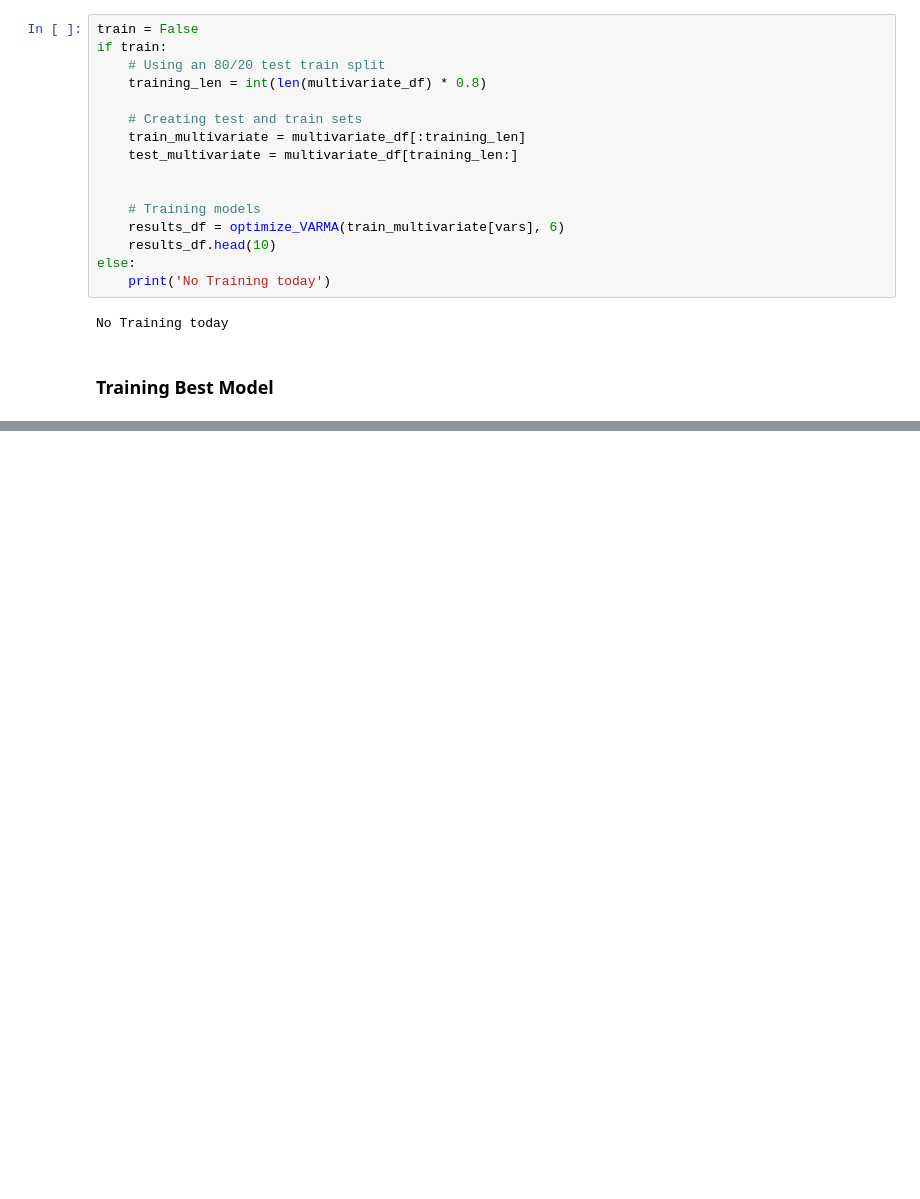
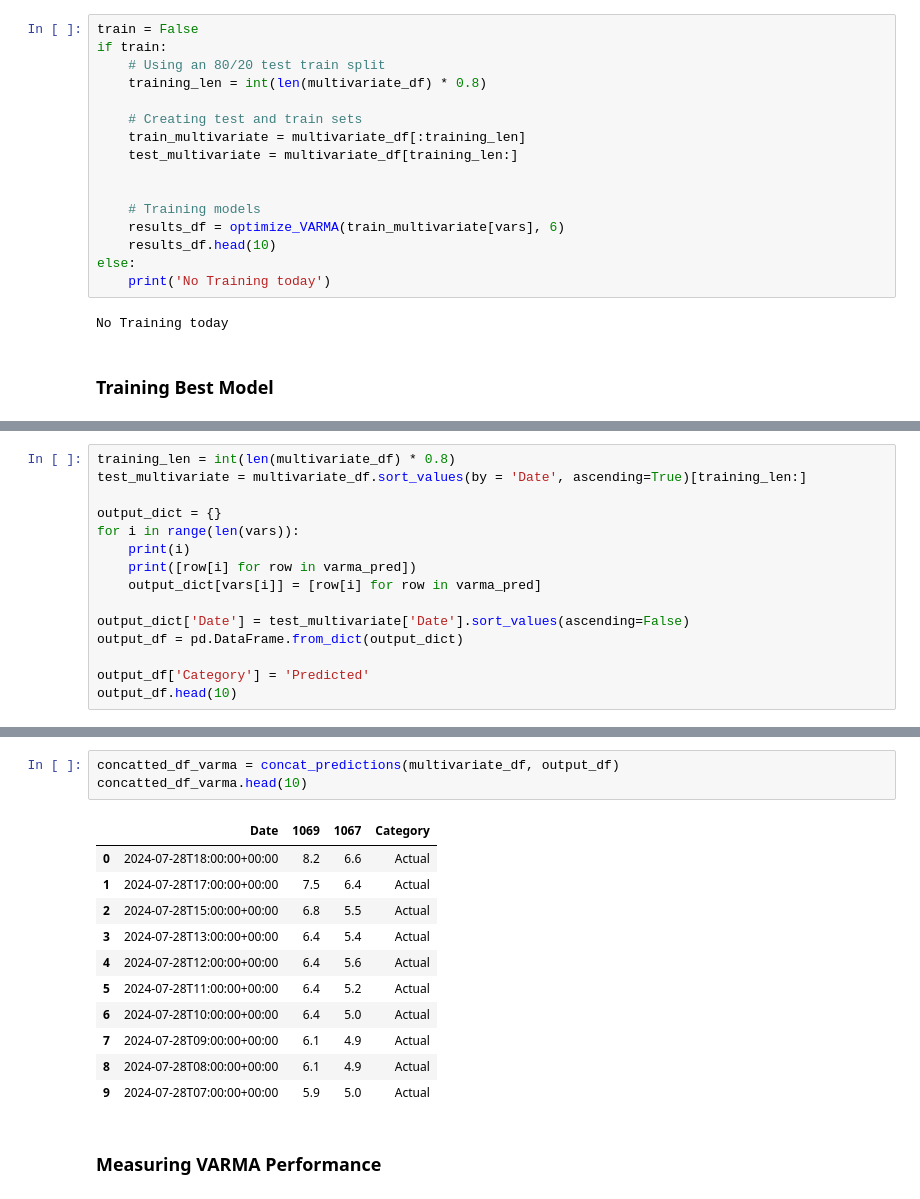
Before and after one commit to pinstripezebra/Air-Polution-Forecasting, a Jupyter notebook: aggregate_analysis.ipynb, the cells around one changed output, grey strips where cells are left out. Cells and saved outputs as stored; diff of their text form; blank space fills up the shorter version.

Commit message:
varma forecast working

```diff
--- a/aggregate_analysis.ipynb
+++ b/aggregate_analysis.ipynb
@@ -510,0 +478,15 @@ varma_pred.head(10)
+# %%
+training_len = int(len(multivariate_df) * 0.8)
+test_multivariate = multivariate_df.sort_values(by = 'Date', ascending=True)[training_len:]
+
+output_dict = {}
+for i in range(len(vars)):
+    print(i)
+    print([row[i] for row in varma_pred])
+    output_dict[vars[i]] = [row[i] for row in varma_pred]
+
+output_dict['Date'] = test_multivariate['Date'].sort_values(ascending=False)
+output_df = pd.DataFrame.from_dict(output_dict)
+
+output_df['Category'] = 'Predicted'
+output_df.head(10)
@@ -510,0 +498,17 @@ varma_pred.head(10)
+# %%
+concatted_df_varma = concat_predictions(multivariate_df, output_df)
+concatted_df_varma.head(10)
+# %% [output]
+|  | Date | 1069 | 1067 | Category |
+| 0 | 2024-07-28T18:00:00+00:00 | 8.2 | 6.6 | Actual |
+| 1 | 2024-07-28T17:00:00+00:00 | 7.5 | 6.4 | Actual |
+| 2 | 2024-07-28T15:00:00+00:00 | 6.8 | 5.5 | Actual |
+| 3 | 2024-07-28T13:00:00+00:00 | 6.4 | 5.4 | Actual |
+| 4 | 2024-07-28T12:00:00+00:00 | 6.4 | 5.6 | Actual |
+| 5 | 2024-07-28T11:00:00+00:00 | 6.4 | 5.2 | Actual |
+| 6 | 2024-07-28T10:00:00+00:00 | 6.4 | 5.0 | Actual |
+| 7 | 2024-07-28T09:00:00+00:00 | 6.1 | 4.9 | Actual |
+| 8 | 2024-07-28T08:00:00+00:00 | 6.1 | 4.9 | Actual |
+| 9 | 2024-07-28T07:00:00+00:00 | 5.9 | 5.0 | Actual |
+# %% [markdown]
+### Measuring VARMA Performance
```
Also changed, not shown: parts of 6 cells of this notebook.
